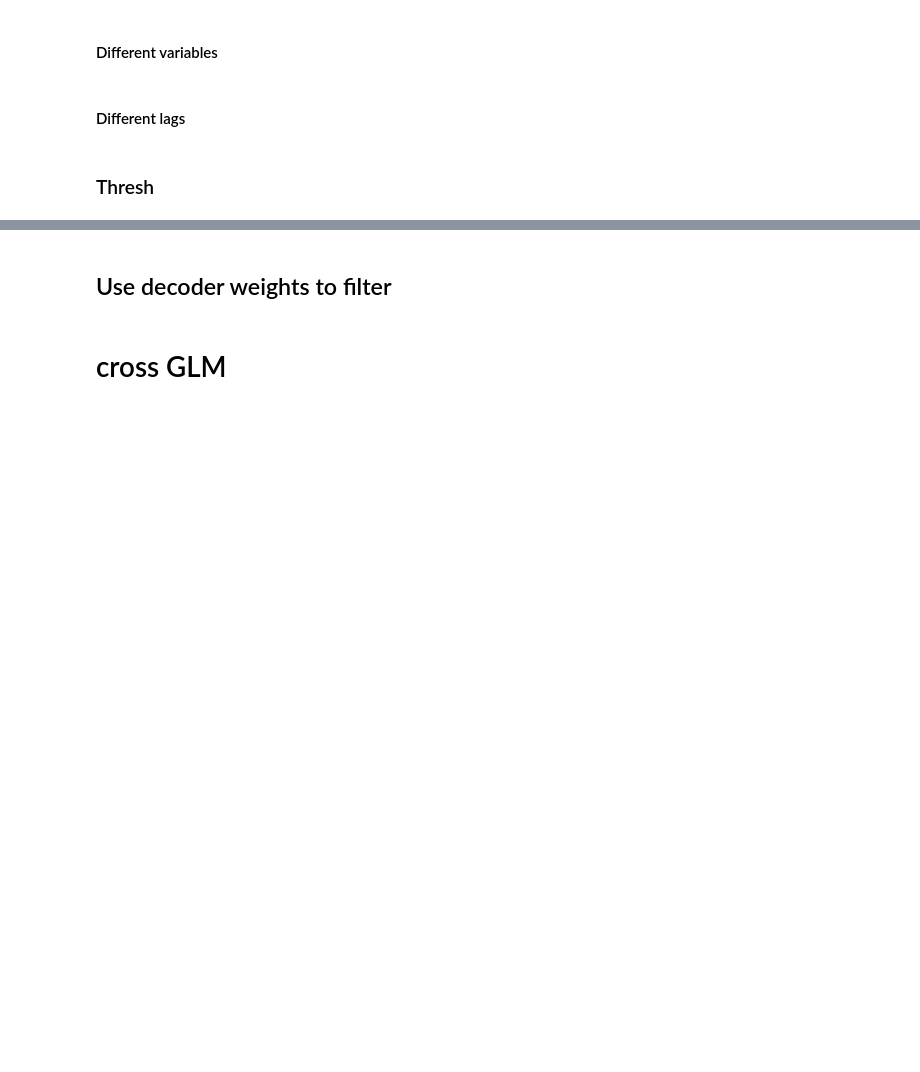
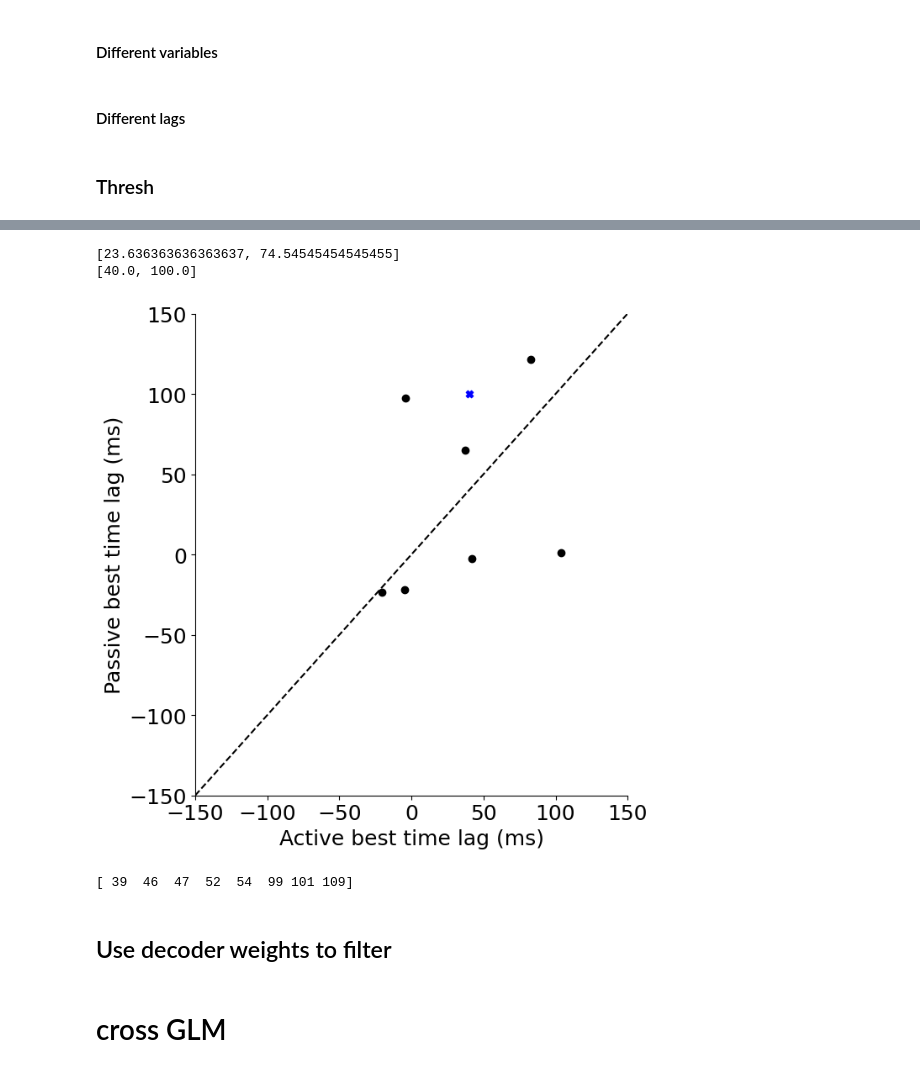
Before and after one commit to sherryxinyuean/area2_population_analysis, a Jupyter notebook: area2_bump(encoding).ipynb, the cells around one changed output, grey strips where cells are left out. Saved outputs shown, nothing was run; the diff lists cells and outputs as text; code cells hidden in the pictures; blank space fills up the shorter version.

```diff
--- a/area2_bump(encoding).ipynb
+++ b/area2_bump(encoding).ipynb
@@ -135,9 +212,10 @@ plt.title('Distribution of trial-averaged firing rates')
 # %% [markdown]
 ### w/o Thresh
 # %%
-monkey = "Han_20171207"
+monkey = "Chips_20170913"
 figDir = '/Users/sherryan/area2_population_analysis/figures_plus/'
-with np.load(monkey+'_encoding_V100_1k120_pR2.npz') as data:
+with np.load(monkey+'_A20_1k120_pR2.npz') as data:
     active_pR2 = data['active_pR2']
     passive_pR2 = data['passive_pR2']
+lag_range = np.arange(-200,201,20)
 # %%
@@ -308,9 +400,9 @@ print([np.mean(wo_active_r2s),np.mean(w_active_r2s)])
 # %% [markdown]
 ### Thresh
 # %%
-monkey = "Han_20171207"
+monkey = "Chips_20170913"
 figDir = '/Users/sherryan/area2_population_analysis/figures_plus/'
-with np.load(monkey+'_encoding_V100_1k120_pR2.npz') as data:
+with np.load(monkey+'_V20_1k120_pR2.npz') as data:
     active_pR2 = data['active_pR2']
     passive_pR2 = data['passive_pR2']
 # %%
@@ -355,26 +451,27 @@ plt.show()
 # %%
-# time_threshold_1 = 40
-# time_threshold_2 = 120
-pR2_threshold = 0.30
+time_threshold_1 = -200
+time_threshold_2 = -160
+pR2_threshold = 0.05
 thresh_active_lags = []
 thresh_passive_lags = []
 thresh_active_r2s = []
 thresh_passive_r2s = []
 thresh_idx = []
 for i in range(n_high_neurons):
-    # time_thresh_idx1 = np.argwhere(lag_range==time_threshold_1)[0,0]
-    # time_thresh_idx2 = np.argwhere(lag_range==time_threshold_2)[0,0]
+    time_thresh_idx1 = np.argwhere(lag_range==time_threshold_1)[0,0]
+    time_thresh_idx2 = np.argwhere(lag_range==time_threshold_2)[0,0]
     act = active_pR2[:,i]
     pas = passive_pR2[:,i]
-    # if time_thresh_idx1 <= np.argmax(act) <= time_thresh_idx2 and time_thresh_idx1 <= np.argmax(pas) <= time_thresh_idx2:
-    if np.nanmax(act) >= pR2_threshold and np.nanmax(pas) >= pR2_threshold:
+#     if time_thresh_idx1 <= np.argmax(act) <= time_thresh_idx2 and time_thresh_idx1 <= np.argmax(pas) <= time_thresh_idx2:
+    if time_thresh_idx1 <= np.argmax(act) <= time_thresh_idx2 :
+#     if np.nanmax(act) >= pR2_threshold and np.nanmax(pas) >= pR2_threshold:
     # if np.nanmax(act)/np.nanmax(pas) > 1.4 and np.nanmax(act) >= pR2_threshold:
     # if np.nanmax(act)/np.nanmax(pas) < 0.7 and np.nanmax(pas) >= pR2_threshold:
     # if 0.7 < np.nanmax(act)/np.nanmax(pas) < 1.4 and np.nanmax(act) >= pR2_threshold and np.nanmax(pas) >= pR2_threshold:
-        thresh_active_r2s.append(np.nanmax(act))
-        thresh_passive_r2s.append(np.nanmax(pas))
-        thresh_active_lags.append(lag_range[np.argmax(act)])
-        thresh_passive_lags.append(lag_range[np.argmax(pas)])
+            thresh_active_r2s.append(np.nanmax(act))
+            thresh_passive_r2s.append(np.nanmax(pas))
+            thresh_active_lags.append(lag_range[np.argmax(act)])
+            thresh_passive_lags.append(lag_range[np.argmax(pas)])
 
     # time_thresh_idx1 = np.argwhere(lag_range==time_threshold_1)[0,0]
     # time_thresh_idx2 = np.argwhere(lag_range==time_threshold_2)[0,0]
@@ -385,6 +482,6 @@ for i in range(n_high_neurons):
     #     thresh_passive_r2s.append(np.nanmax(pas))
     #     thresh_active_lags.append(lag_range[time_thresh_idx1:time_thresh_idx2+1][np.argmax(act)])
     #     thresh_passive_lags.append(lag_range[time_thresh_idx1:time_thresh_idx2+1][np.argmax(pas)])
-        thresh_idx.append(i)
+            thresh_idx.append(i)
 print(len(thresh_active_lags),'neurons after thresholding')
 print(thresh_idx)
@@ -430,22 +534,28 @@ plt.show()
 # %%
 thresh_active_lags_rand = np.add(thresh_active_lags, np.random.uniform(low=-5, high=5, size=(len(thresh_active_lags),)))
 thresh_passive_lags_rand = np.add(thresh_passive_lags, np.random.uniform(low=-5, high=5, size=(len(thresh_passive_lags),)))
 
 fig, ax = plt.subplots(figsize=(7, 7))
-# ax.set_xlim(15,150)
-# ax.set_ylim(15,150)
+# ax.set_xlim(0,150)
+# ax.set_ylim(0,150)
+ax.set_xlim(-150,150)
+ax.set_ylim(-150,150)
 ax.spines['right'].set_visible(False)
 ax.spines['top'].set_visible(False)
 ax.set_ylabel("Passive best time lag (ms)")
 ax.set_xlabel("Active best time lag (ms)")
 ax.scatter(thresh_active_lags_rand, thresh_passive_lags_rand,color = 'k')
 ax.scatter(np.median(thresh_active_lags), np.median(thresh_passive_lags), marker = 'X', color = 'blue')
 ax.plot(ax.get_xlim(), ax.get_ylim(), ls="--", c="k")
 print([np.mean(thresh_active_lags),np.mean(thresh_passive_lags)])
 print([np.median(thresh_active_lags),np.median(thresh_passive_lags)])
 plt.tight_layout()
 # plt.savefig(figDir + monkey +'_thresh_scatter.pdf', dpi = 'figure')
 plt.show()
+# %% [output]
+[23.636363636363637, 74.54545454545455]
+[40.0, 100.0]
+[figure, added]
 # %%
 fig, ax = plt.subplots(figsize=(5, 5))
 ax.set_xlim(0,0.8)
@@ -461,9 +571,11 @@ print([np.mean(thresh_active_r2s),np.mean(thresh_passive_r2s)])
 with np.load(monkey+'_hf_neuron_filter.npz') as data:
     neuron_filter = data['neuron_filter']
 fr_filtered_idx = np.argwhere(neuron_filter==1).flatten()
-index_in_glm = [37,38]
+index_in_glm = [30, 37, 38, 42, 44, 88, 90, 98]
 index_original = fr_filtered_idx[index_in_glm]
 print(index_original)
+# %% [output]
+[ 39  46  47  52  54  99 101 109]
 # %% [markdown]
 ## Use decoder weights to filter
 # %%
```
Also changed, not shown: parts of 18 cells of this notebook, 12 other files.
